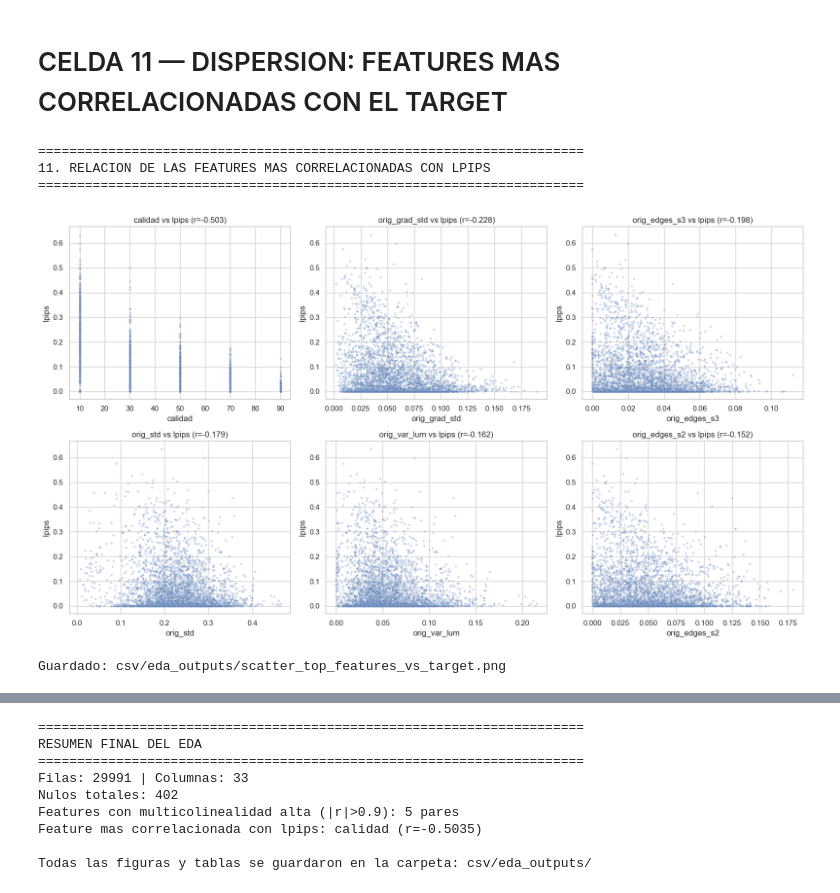
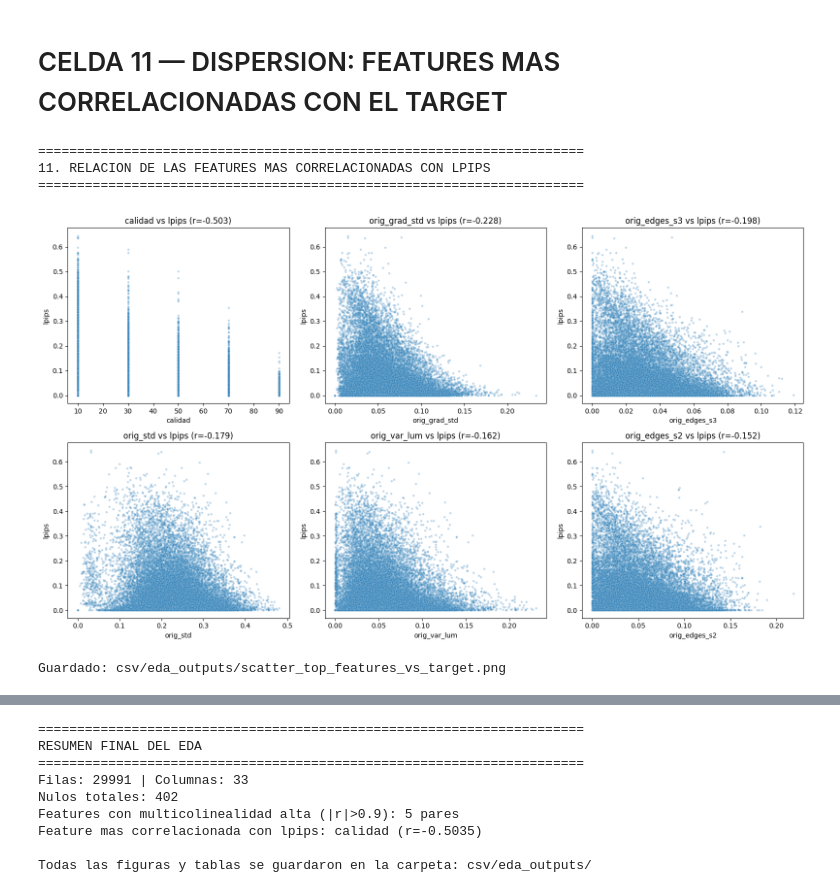
Before and after one commit to Santiago2004tt/Trabajo_Grado, a Jupyter notebook: limpiar_dataset.ipynb, the cells around one changed output, grey strips where cells are left out. Saved outputs shown, nothing was run; the diff lists cells and outputs as text; code cells hidden in the pictures.

```diff
--- a/limpiar_dataset.ipynb
+++ b/limpiar_dataset.ipynb
@@ -80,11 +80,14 @@ os.makedirs(OUT_DIR, exist_ok=True)
 num_cols = df.select_dtypes(include=[np.number]).columns.tolist()
 cat_cols = ["metodo", "formato_salida", "formato_entrada"]
 target = "lpips"
-features_orig = [c for c in num_cols if c.startswith("orig_")]
+
+features = [c for c in num_cols if c != target]
+
+features_img = [c for c in features if c != "calidad"]
 
 print(f"Dataset: {df.shape[0]} filas, {df.shape[1]} columnas")
 print(f"Numericas: {len(num_cols)} | Categoricas: {cat_cols} | Target: {target}")
-print(f"Features orig_: {len(features_orig)}")
+print(f"Features (numericas sin target): {len(features)} | Features de imagen: {len(features_img)}")
 # %% [output]
 Dataset: 29991 filas, 33 columnas
 Numericas: 28 | Categoricas: ['metodo', 'formato_salida', 'formato_entrada'] | Target: lpips
@@ -452,7 +696,7 @@ print("=" * 70)
 print("10. DETECCION DE OUTLIERS (metodo IQR)")
 print("=" * 70)
 outlier_summary = []
-for col in features_orig + [target]:
+for col in features_img + [target]:
     q1, q3 = df[col].quantile([0.25, 0.75])
     iqr = q3 - q1
     lim_inf, lim_sup = q1 - 1.5 * iqr, q3 + 1.5 * iqr
@@ -498,20 +742,20 @@ Guardado: csv/eda_outputs/boxplots_top_outliers.png
 # %%
 print("=" * 70)
 print("11. RELACION DE LAS FEATURES MAS CORRELACIONADAS CON LPIPS")
 print("=" * 70)
 top_feats = corr_target.head(6).index.tolist()
 fig, axes = plt.subplots(2, 3, figsize=(16, 9))
 for ax, col in zip(axes.ravel(), top_feats):
-    muestra_scatter = df.sample(min(4000, len(df)), random_state=42)
+    muestra_scatter = df.sample(min(30000, len(df)), random_state=42)
     sns.scatterplot(data=muestra_scatter, x=col, y=target, alpha=0.3, s=10, ax=ax)
     ax.set_title(f"{col} vs {target} (r={corr_target[col]:.3f})")
 plt.tight_layout()
 plt.savefig(f"{OUT_DIR}/scatter_top_features_vs_target.png", dpi=150)
 plt.show()
 print(f"Guardado: {OUT_DIR}/scatter_top_features_vs_target.png")
 # %% [output]
 ======================================================================
 11. RELACION DE LAS FEATURES MAS CORRELACIONADAS CON LPIPS
 ======================================================================
-[figure, old version]
+[figure, new version]
 Guardado: csv/eda_outputs/scatter_top_features_vs_target.png
```
Also changed, not shown: parts of 20 cells of this notebook, 2 other files.
